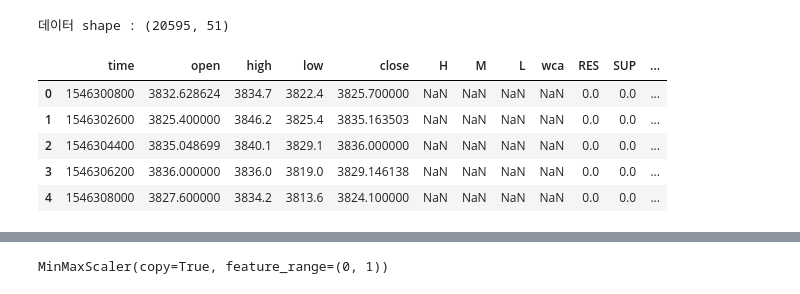
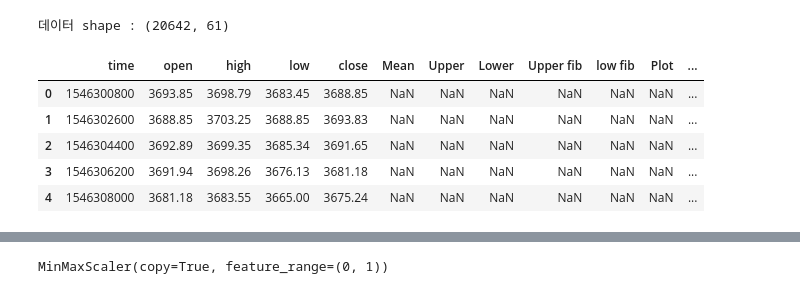
Before and after one commit to heugyu/coin_deep_learning, a Jupyter notebook: BTC_LSTM_30M.ipynb, the cells around one changed output, grey strips where cells are left out. Saved outputs shown, nothing was run; the diff lists cells and outputs as text; code cells hidden in the pictures.

```diff
--- a/BTC_LSTM_30M.ipynb
+++ b/BTC_LSTM_30M.ipynb
@@ -21,14 +22,14 @@ else:
   device = torch.device("cpu")
 # %%
 # 구글 드라이브 csv read
-data = pd.read_csv('/content/drive/My Drive/DATA/BITFINEX_BTCUSD_30.csv')
+data = pd.read_csv('/content/drive/My Drive/DATA/BITSTAMP_BTCUSD_30.csv')
 print(f'데이터 shape : {data.shape}')
 data.head()
 # %% [output]
-데이터 shape : (20595, 51)
+데이터 shape : (20642, 61)
-|  | time | open | high | low | close | H | M | L | wca | RES | SUP | ... |
-| 0 | 1546300800 | 3832.628624 | 3834.7 | 3822.4 | 3825.700000 | NaN | NaN | NaN | NaN | 0.0 | 0.0 | ... |
-| 1 | 1546302600 | 3825.400000 | 3846.2 | 3825.4 | 3835.163503 | NaN | NaN | NaN | NaN | 0.0 | 0.0 | ... |
-| 2 | 1546304400 | 3835.048699 | 3840.1 | 3829.1 | 3836.000000 | NaN | NaN | NaN | NaN | 0.0 | 0.0 | ... |
-| 3 | 1546306200 | 3836.000000 | 3836.0 | 3819.0 | 3829.146138 | NaN | NaN | NaN | NaN | 0.0 | 0.0 | ... |
-| 4 | 1546308000 | 3827.600000 | 3834.2 | 3813.6 | 3824.100000 | NaN | NaN | NaN | NaN | 0.0 | 0.0 | ... |
+|  | time | open | high | low | close | Mean | Upper | Lower | Upper fib | low fib | Plot | ... |
+| 0 | 1546300800 | 3693.85 | 3698.79 | 3683.45 | 3688.85 | NaN | NaN | NaN | NaN | NaN | NaN | ... |
+| 1 | 1546302600 | 3688.85 | 3703.25 | 3688.85 | 3693.83 | NaN | NaN | NaN | NaN | NaN | NaN | ... |
+| 2 | 1546304400 | 3692.89 | 3699.35 | 3685.34 | 3691.65 | NaN | NaN | NaN | NaN | NaN | NaN | ... |
+| 3 | 1546306200 | 3691.94 | 3698.26 | 3676.13 | 3681.18 | NaN | NaN | NaN | NaN | NaN | NaN | ... |
+| 4 | 1546308000 | 3681.18 | 3683.55 | 3665.00 | 3675.24 | NaN | NaN | NaN | NaN | NaN | NaN | ... |
```
Also changed, not shown: parts of 13 cells of this notebook.
